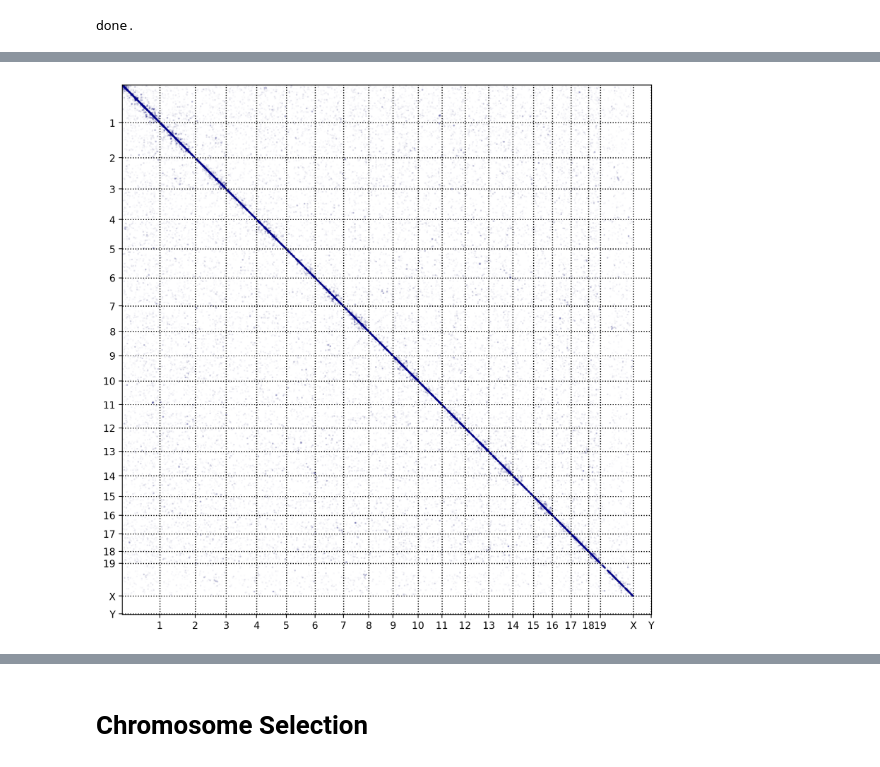
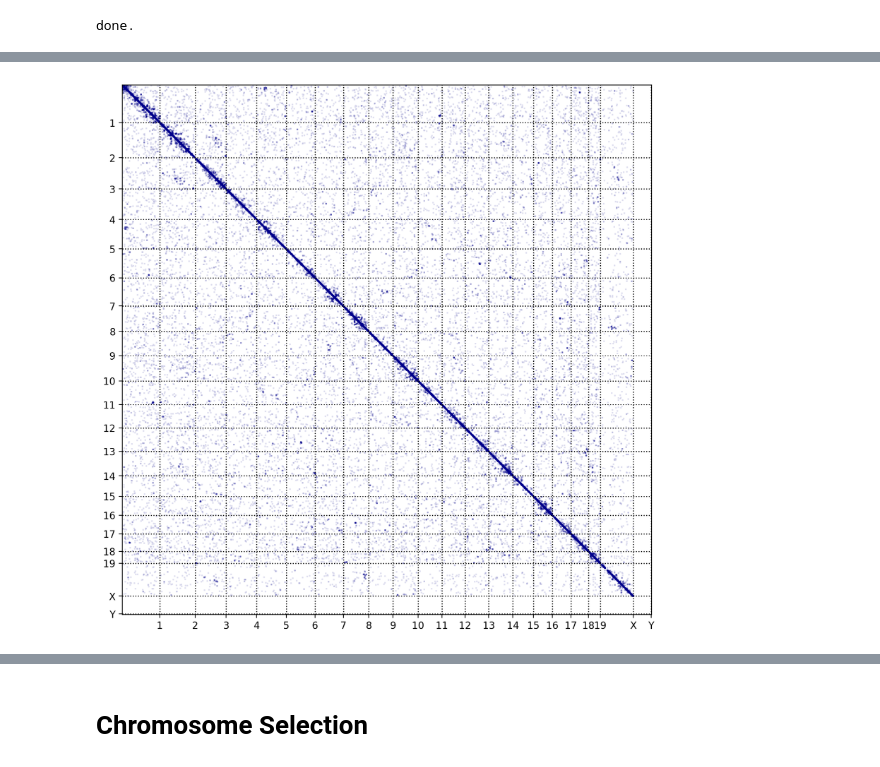
Before and after one commit to CooperStansbury/scPoreC-analysis, a Jupyter notebook: notebooks/single_chromosome_analysis.ipynb, the cells around one changed output, grey strips where cells are left out. Cells and saved outputs as stored; diff of their text form; code cells hidden in the pictures.

```diff
--- a/notebooks/single_chromosome_analysis.ipynb
+++ b/notebooks/single_chromosome_analysis.ipynb
@@ -283,7 +363,7 @@ def getFragmentCounts(df):
     return Counter(allFragments)
 
 
-def ligationProductFilter(df, nProducts=2, verbose=True):
+def ligationProductFilter(df, nProducts=4, nReadReplicates=4, verbose=True):
 
     # get fragment counts
     countTranslation = dict(getFragmentCounts(df))
@@ -322,7 +402,7 @@ def ligationProductFilter(df, nProducts=2, verbose=True):
     amplificationBiasProducts['align2_n_reads'] = amplificationBiasProducts['align2_fragment_id'].map(readsPerFragmentMappable)
 
     # throw away all contacts which appear in more than n reads
-    mask = (amplificationBiasProducts['align1_n_reads'] <= nProducts) & (amplificationBiasProducts['align2_n_reads'] <= nProducts)
+    mask = (amplificationBiasProducts['align1_n_reads'] <= nReadReplicates) & (amplificationBiasProducts['align2_n_reads'] <= nReadReplicates)
 
     toKeep = amplificationBiasProducts[mask].reset_index(drop=True)
     trash = amplificationBiasProducts[~mask].reset_index(drop=True)
@@ -425,0 +536,13 @@ currentRecords/totalRecords=0.0106
+# %%
+# remove y chrom (these are male mice)
+
+def removeYChrom(df):
+    mask = (df['align1_chrom'] == 'NC_000087.8') | (df['align2_chrom'] == 'NC_000087.8')
+    df = df[~mask].reset_index(drop=True)
+    return df
+
+print(f"{df.shape=}")
+df = removeYChrom(df)
+currentRecords = df.shape[0]
+print(f"{df.shape=}")
+print(f"{currentRecords/totalRecords=:.4f}")
@@ -502,42 +629,48 @@ print('done.')
 done.
 # %%
 # plot the genome-wide conformation
-alpha = 0.01
-size = 0.5
+
+def genomewidePlot(df, alpha, size, genomeBins):
+    plt.scatter(df['align1_genomeBin'],
+                df['align2_genomeBin'],
+                marker='s',
+                s=size,
+                alpha=alpha,
+                c='darkblue')
+
+    plt.scatter(df['align2_genomeBin'],
+                df['align1_genomeBin'],
+                marker='s',
+                s=size,
+                alpha=alpha,
+                c='darkblue')
+
+
+    plt.xlim(0, len(genomeBins))
+    plt.ylim(len(genomeBins), 0)
+    ax = plt.gca() # Get current axes object
+    ax.xaxis.set_ticks_position('top')
+    ax.xaxis.set_ticks_position('bottom')
+    ax.yaxis.set_ticks_position('left')
+    plt.gca().set_aspect('equal', adjustable='box')
+
+    for k, v in chromBins.items():
+        plt.axvline(x=v, lw=1, c='k', ls=':')
+        plt.axhline(y=v, lw=1, c='k', ls=':')
+
+    plt.xticks(list(chromBins.values()))
+    ax.set_xticklabels(list(chromBins.keys()))
+
+    plt.yticks(list(chromBins.values()))
+    ax.set_yticklabels(list(chromBins.keys()))
+
+
+
 
 plt.rcParams['figure.dpi'] = 200
 plt.rcParams['figure.figsize'] = 10, 10
+alpha = 0.1
+size = 0.5
 
-plt.scatter(df['align1_genomeBin'],
-            df['align2_genomeBin'],
-            marker='s',
-            s=size,
-            alpha=alpha,
-            c='darkblue')
-
-plt.scatter(df['align2_genomeBin'],
-            df['align1_genomeBin'],
-            marker='s',
-            s=size,
-            alpha=alpha,
-            c='darkblue')
-
-
-plt.xlim(0, len(genomeBins))
-plt.ylim(len(genomeBins), 0)
-ax = plt.gca() # Get current axes object
-ax.xaxis.set_ticks_position('top')
-ax.xaxis.set_ticks_position('bottom')
-ax.yaxis.set_ticks_position('left')
-plt.gca().set_aspect('equal', adjustable='box')
-
-for k, v in chromBins.items():
-    plt.axvline(x=v, lw=1, c='k', ls=':')
-    plt.axhline(y=v, lw=1, c='k', ls=':')
-
-plt.xticks(list(chromBins.values()))
-ax.set_xticklabels(list(chromBins.keys()))
-
-plt.yticks(list(chromBins.values()))
-ax.set_yticklabels(list(chromBins.keys()))
+genomewidePlot(df, alpha, size, genomeBins)
 # %% [output]
@@ -561 +677 @@ ax.set_yticklabels(list(chromBins.keys()))
-[figure, old version]
+[figure, new version]
```
Also changed, not shown: parts of 32 cells of this notebook.
